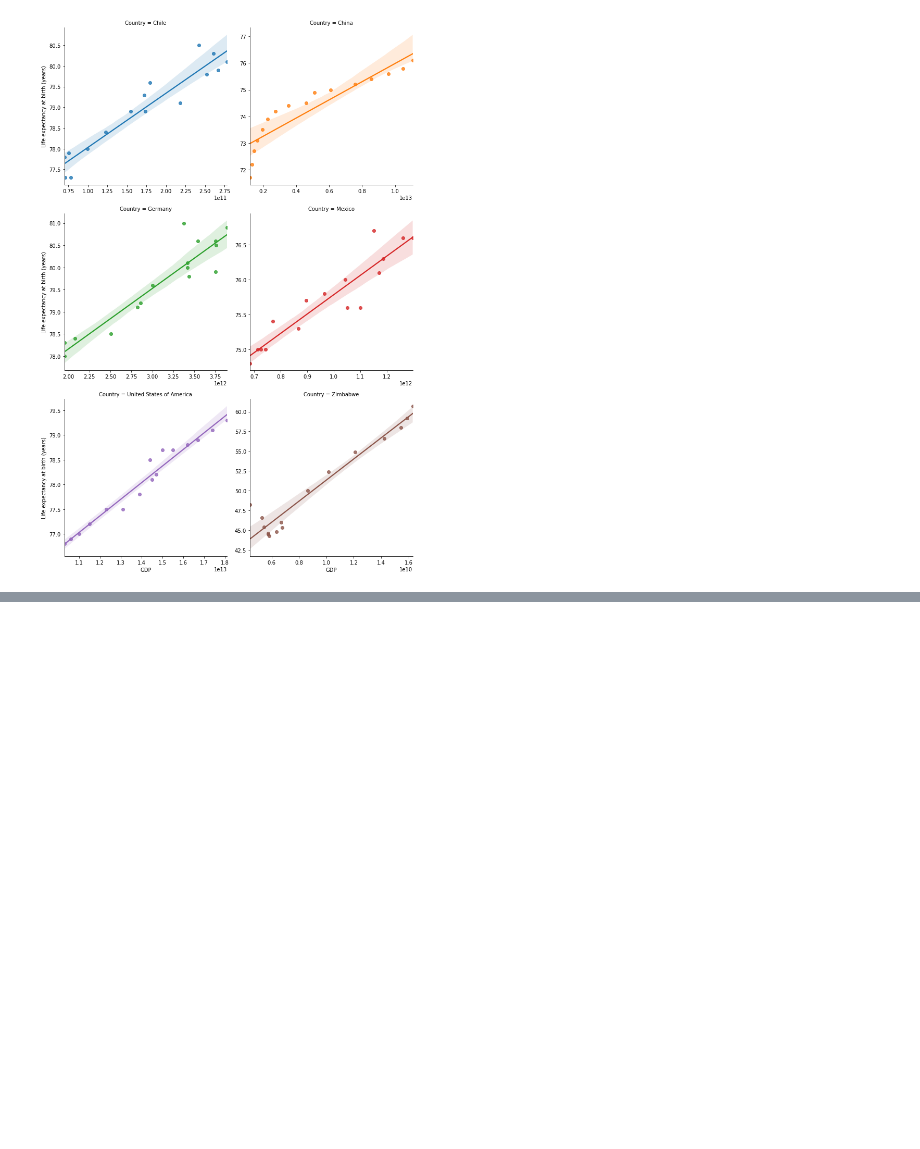
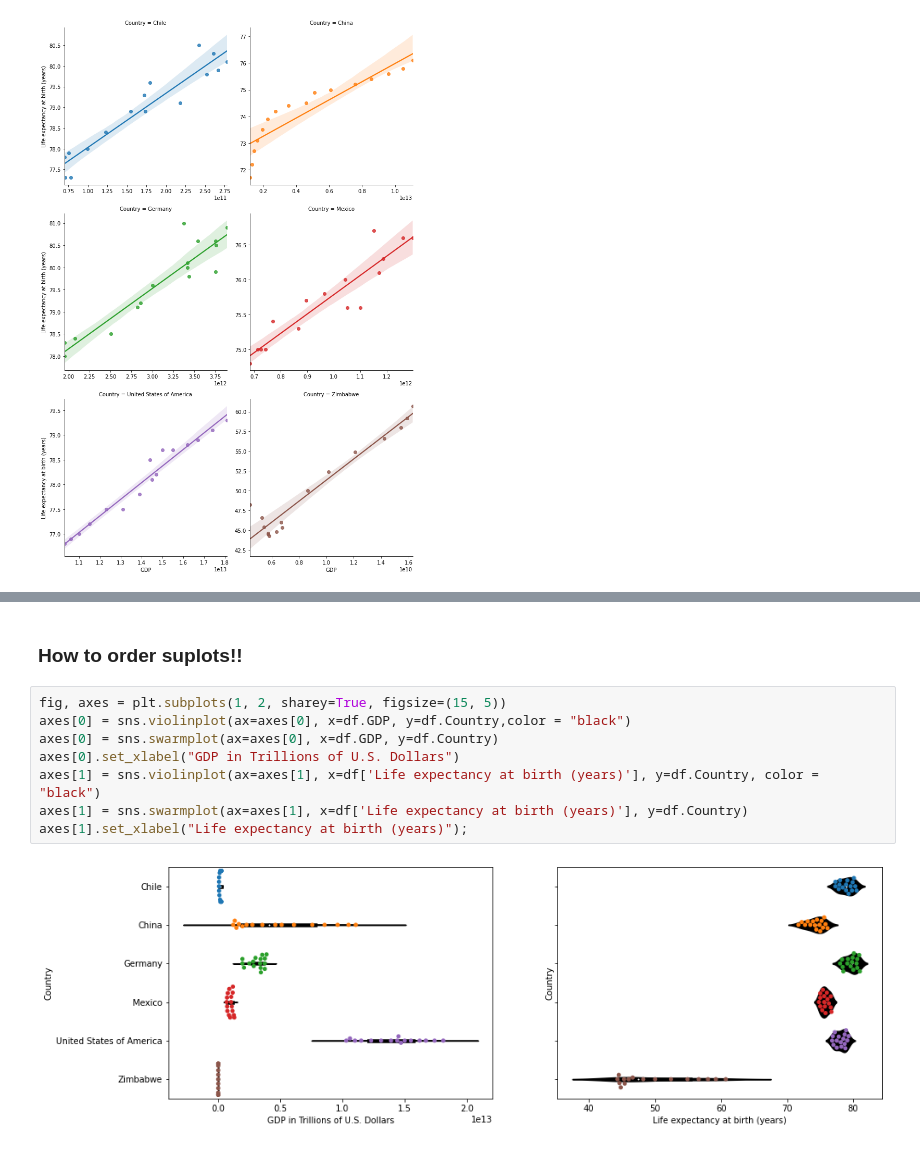
Before and after one commit to mplockhart/codecademy_projects, a Jupyter notebook: Life-Expectancy-and-GDP-Starter/life_expectancy_gdp.ipynb, the cells around one changed output, grey strips where cells are left out. Cells and saved outputs as stored; diff of their text form; blank space fills up the shorter version.

```diff
--- a/Life-Expectancy-and-GDP-Starter/life_expectancy_gdp.ipynb
+++ b/Life-Expectancy-and-GDP-Starter/life_expectancy_gdp.ipynb
@@ -161,0 +183,12 @@ How statistically different is the wealth of each contry from each other, and th
+# %% [markdown]
+### How to order suplots!!
+# %%
+fig, axes = plt.subplots(1, 2, sharey=True, figsize=(15, 5))
+axes[0] = sns.violinplot(ax=axes[0], x=df.GDP, y=df.Country,color = "black")
+axes[0] = sns.swarmplot(ax=axes[0], x=df.GDP, y=df.Country)
+axes[0].set_xlabel("GDP in Trillions of U.S. Dollars")
+axes[1] = sns.violinplot(ax=axes[1], x=df['Life expectancy at birth (years)'], y=df.Country, color = "black")
+axes[1] = sns.swarmplot(ax=axes[1], x=df['Life expectancy at birth (years)'], y=df.Country)
+axes[1].set_xlabel("Life expectancy at birth (years)");
+# %% [output]
+[figure, added]
```
Also changed, not shown: parts of 7 cells of this notebook.
